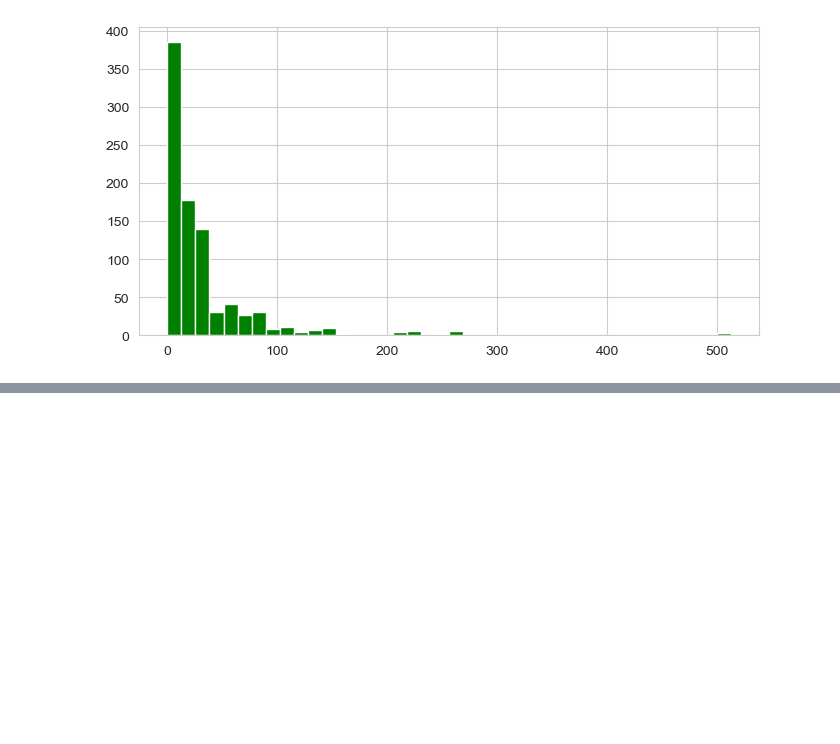
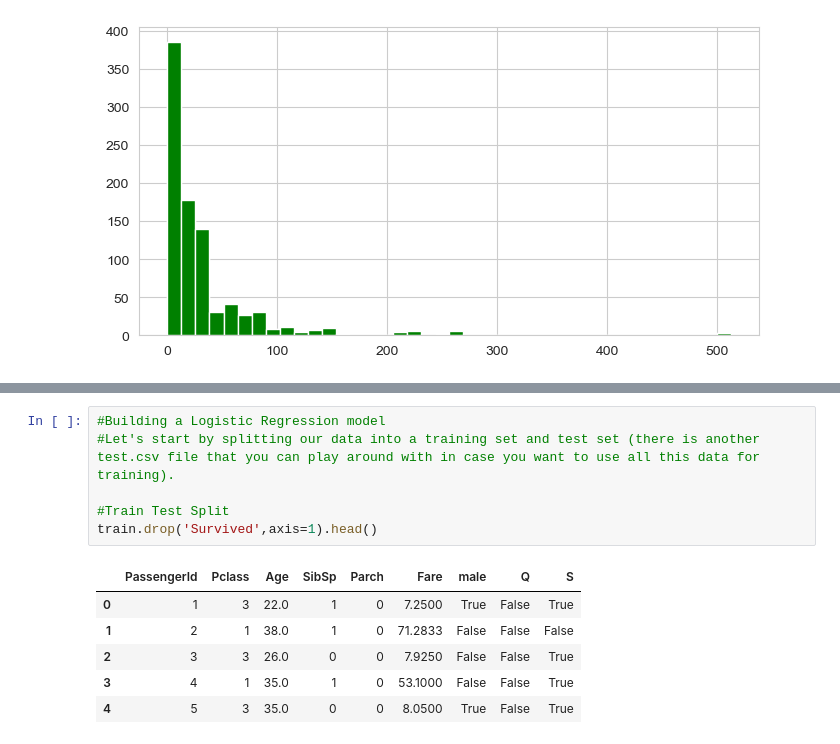
Before and after one commit to codeuser-crypto/ML, a Jupyter notebook: 6-EDA.ipynb, the cells around one changed output, grey strips where cells are left out. Drawn from its saved outputs; the diff is of its cells as text; blank space fills up the shorter version.

```diff
--- a/6-EDA.ipynb
+++ b/6-EDA.ipynb
@@ -94,0 +193,13 @@ ModuleNotFoundError: No module named 'cufflinks'
+# %%
+#Building a Logistic Regression model
+#Let's start by splitting our data into a training set and test set (there is another test.csv file that you can play around with in case you want to use all this data for training).
+
+#Train Test Split
+train.drop('Survived',axis=1).head()
+# %% [output]
+|  | PassengerId | Pclass | Age | SibSp | Parch | Fare | male | Q | S |
+| 0 | 1 | 3 | 22.0 | 1 | 0 | 7.2500 | True | False | True |
+| 1 | 2 | 1 | 38.0 | 1 | 0 | 71.2833 | False | False | False |
+| 2 | 3 | 3 | 26.0 | 0 | 0 | 7.9250 | False | False | True |
+| 3 | 4 | 1 | 35.0 | 1 | 0 | 53.1000 | False | False | True |
+| 4 | 5 | 3 | 35.0 | 0 | 0 | 8.0500 | True | False | True |
```
Also changed, not shown: parts of 18 cells of this notebook.
